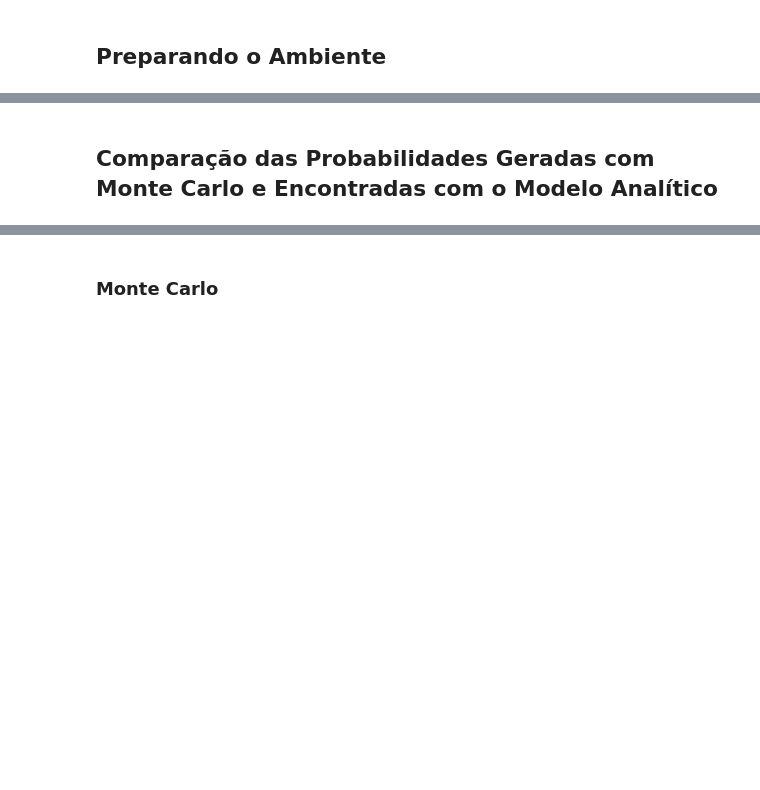
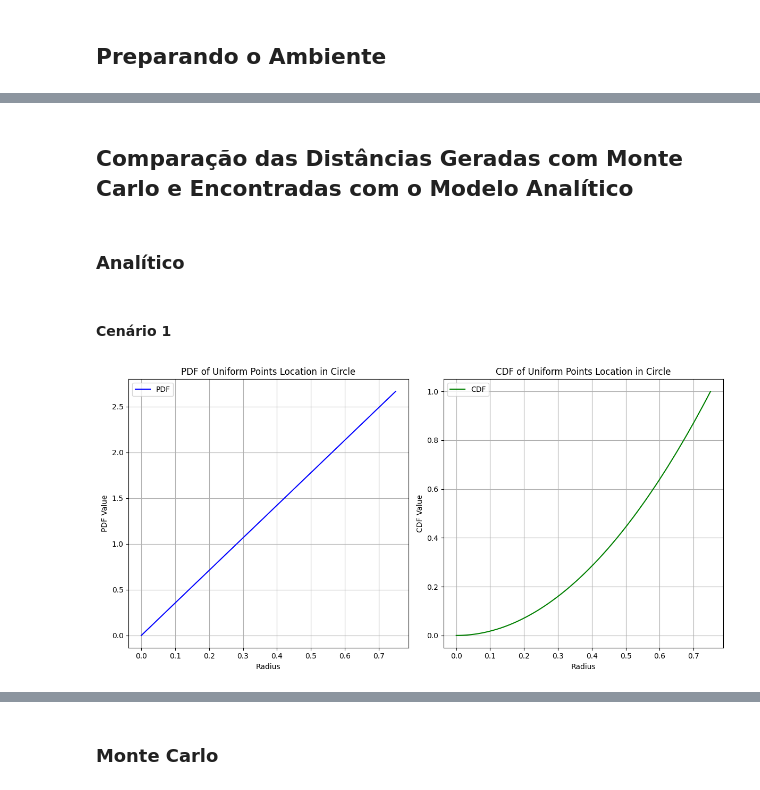
Before and after one commit to namelew/MonteCarloPointDistribution, a Jupyter notebook: notebooks/CirclesPlot.ipynb, the cells around one changed output, grey strips where cells are left out. Drawn from its saved outputs; the diff is of its cells as text; code cells hidden in the pictures; blank space fills up the shorter version.

```diff
--- a/notebooks/CirclesPlot.ipynb
+++ b/notebooks/CirclesPlot.ipynb
@@ -71,2 +105,37 @@ def getExperimentResults(df:pd.DataFrame, r:int) -> pd.DataFrame:
 # %% [markdown]
-## Comparação das Probabilidades Geradas com Monte Carlo e Encontradas com o Modelo Analítico
+## Comparação das Distâncias Geradas com Monte Carlo e Encontradas com o Modelo Analítico
+# %% [markdown]
+### Analítico
+# %% [markdown]
+#### Cenário 1
+# %%
+radius2_values = np.linspace(0, RADIUS, 100)
+pdf2_values = UniformPointsLocationPDF(radius2_values, RADIUS)
+cdf2_values = UniformPointsLocationCDF(radius2_values, RADIUS)
+
+# Create plots
+plt.figure(figsize=(12, 6))
+
+# Plot PDF
+plt.subplot(1, 2, 1)
+plt.plot(radius2_values, pdf2_values, label='PDF', color='blue')
+plt.title('PDF of Uniform Points Location in Circle')
+plt.xlabel('Radius')
+plt.ylabel('PDF Value')
+plt.grid(True)
+plt.legend()
+
+# Plot CDF
+plt.subplot(1, 2, 2)
+plt.plot(radius2_values, cdf2_values, label='CDF', color='green')
+plt.title('CDF of Uniform Points Location in Circle')
+plt.xlabel('Radius')
+plt.ylabel('CDF Value')
+plt.grid(True)
+plt.legend()
+
+# Show plots
+plt.tight_layout()
+plt.show()
+# %% [output]
+[figure, added]
```
Also changed, not shown: parts of 48 cells of this notebook, 3 other files.
